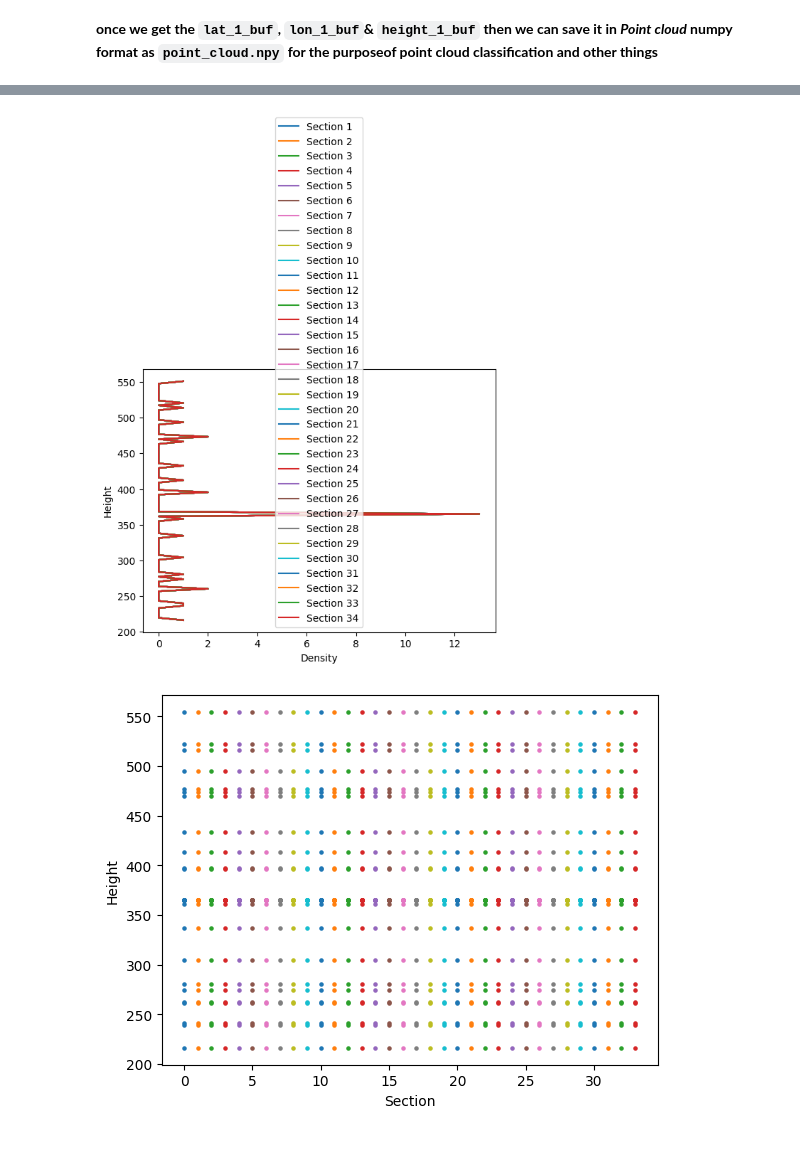
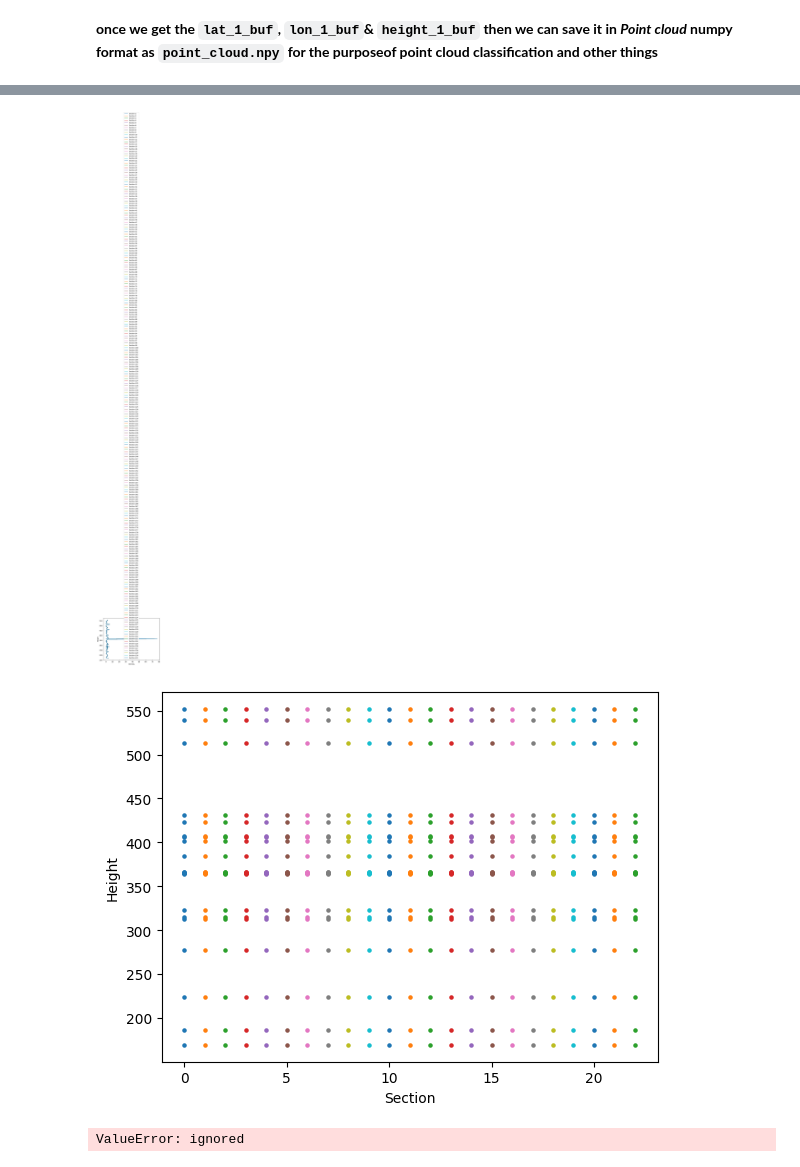
Before and after one commit to 1kaiser/ICESAT2, a Jupyter notebook: ICESAT2_tracks_intersection_plotting.ipynb, the cells around one changed output, grey strips where cells are left out. Saved outputs shown, nothing was run; the diff lists cells and outputs as text; code cells hidden in the pictures.

```diff
--- a/ICESAT2_tracks_intersection_plotting.ipynb
+++ b/ICESAT2_tracks_intersection_plotting.ipynb
@@ -363,7 +418,7 @@ from scipy.spatial import cKDTree
 dataset = np.load('/content/point_cloud.npy')
 
 # Use 1/3 of the dataset
-dataset = dataset[:len(dataset)//1000]
+dataset = dataset[:len(dataset)//10]
 
 # Extract the latitude, longitude, and height columns
 lons = dataset[:, 0]
@@ -373,34 +428,34 @@ heights = dataset[:, 2]
 # Define the distance in meters for the sections or compartments
 section_distance = 10  # in meters
 
 # Use a KDTree to partition the data into sections
 tree = cKDTree(np.column_stack((lats, lons)))
 sections = tree.query_ball_point(np.column_stack((lats, lons)), section_distance)
 
 # Create an empty list to store the histograms for each section
 histograms = []
 
 # Loop over each section and create a histogram of the heights
 for section in sections:
     # Get the heights for the current section
     section_heights = heights[section]
 
     # Create a histogram of the heights with 100 bins
     hist, bins = np.histogram(section_heights, bins=100)
 
     # Append the histogram to the list of histograms
     histograms.append(hist)
 
 # Plot the histograms for each section
 for i, hist in enumerate(histograms):
     plt.plot( hist, bins[:-1], label=f'Section {i+1}')
 
 plt.ylabel('Height')
 plt.xlabel('Density')
 plt.legend()
 plt.show()
 # %% [output]
-[figure, old version]
+[figure, new version]
 # %%
 import numpy as np
 import matplotlib.pyplot as plt
@@ -410,7 +465,7 @@ from scipy.spatial import cKDTree
 dataset = np.load('/content/point_cloud.npy')
 
 # Use 1/3 of the dataset
-dataset = dataset[:len(dataset)//1000]
+dataset = dataset[:len(dataset)//100]
 
 # Extract the latitude, longitude, and height columns
 lons = dataset[:, 0]
@@ -418,7 +473,7 @@ lats = dataset[:, 1]
 heights = dataset[:, 2]
 
 # Define the distance in meters for the sections or compartments
-section_distance = 10  # in meters
+section_distance = 1  # in meters
 
 # Use a KDTree to partition the data into sections
 tree = cKDTree(np.column_stack((lats, lons)))
@@ -436,4 +491,51 @@ plt.xlabel('Section')
 plt.ylabel('Height')
 plt.show()
 # %% [output]
-[figure, old version]
+[figure, new version]
+# %%
+import numpy as np
+import matplotlib.pyplot as plt
+from scipy.spatial import cKDTree
+from mpl_toolkits.mplot3d import Axes3D
+
+# Load the dataset from .npy file
+dataset = np.load('/content/point_cloud.npy')
+
+# Use 1/3 of the dataset
+dataset = dataset[:len(dataset)//100]
+
+# Extract the latitude, longitude, and height columns
+lons = dataset[:, 0]
+lats = dataset[:, 1]
+heights = dataset[:, 2]
+
+# Define the distance in meters for the sections or compartments
+section_distance = 1  # in meters
+
+# Use a KDTree to partition the data into sections
+tree = cKDTree(np.column_stack((lats, lons)))
+sections = tree.query_ball_point(np.column_stack((lats, lons)), section_distance)
+
+# Combine sections and heights into a 2D array
+data = np.column_stack((sections, heights))
+
+# Compute the 3D histogram of the data
+bins = [len(sections), 100, 100]  # number of bins for each dimension
+hist, edges = np.histogramdd(data, bins=bins)
+
+# Create a 3D plot
+fig = plt.figure()
+ax = fig.add_subplot(111, projection='3d')
+
+# Plot the 3D histogram as a surface plot
+X, Y = np.meshgrid(edges[0][:-1], edges[1][:-1])
+Z = hist.T
+ax.plot_surface(X, Y, Z, cmap='viridis')
+
+ax.set_xlabel('Section')
+ax.set_ylabel('Height')
+ax.set_zlabel('Frequency')
+
+plt.show()
+# %% [output]
+ValueError: ignored
```
Also changed, not shown: parts of 8 cells of this notebook.
